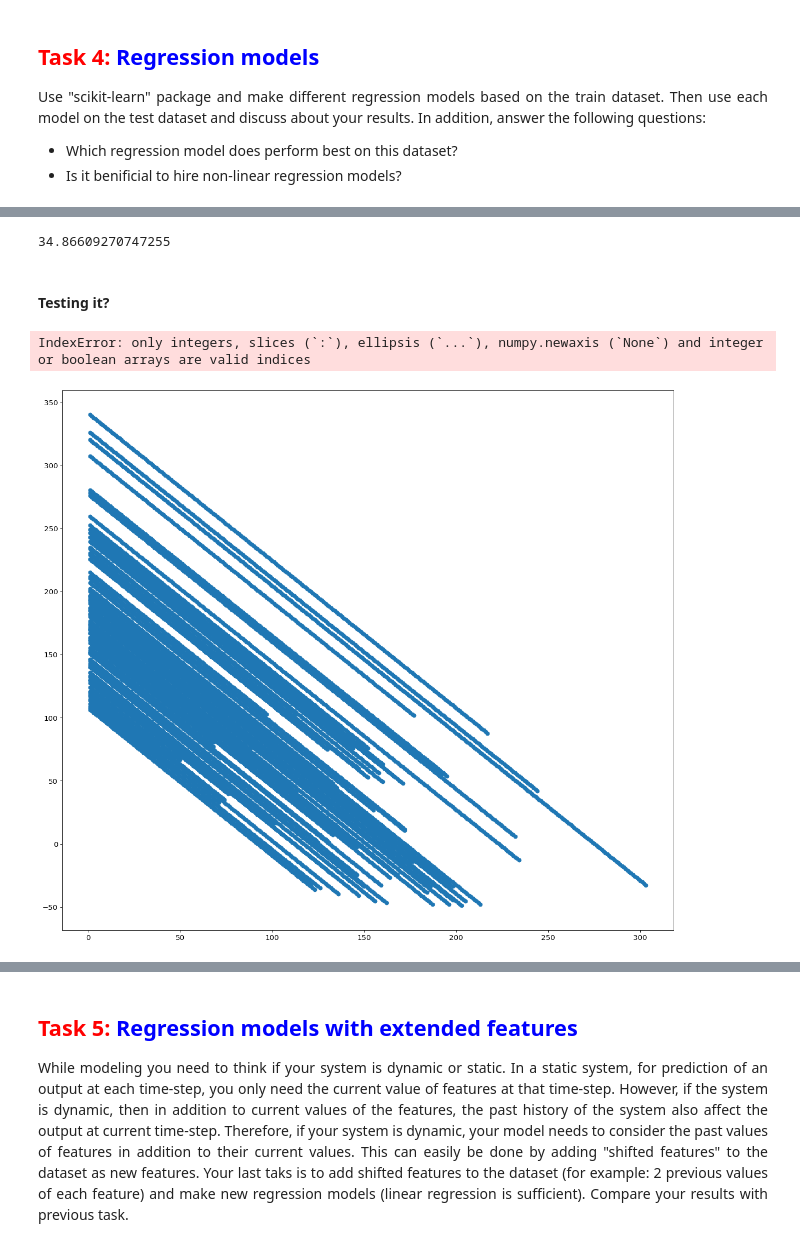
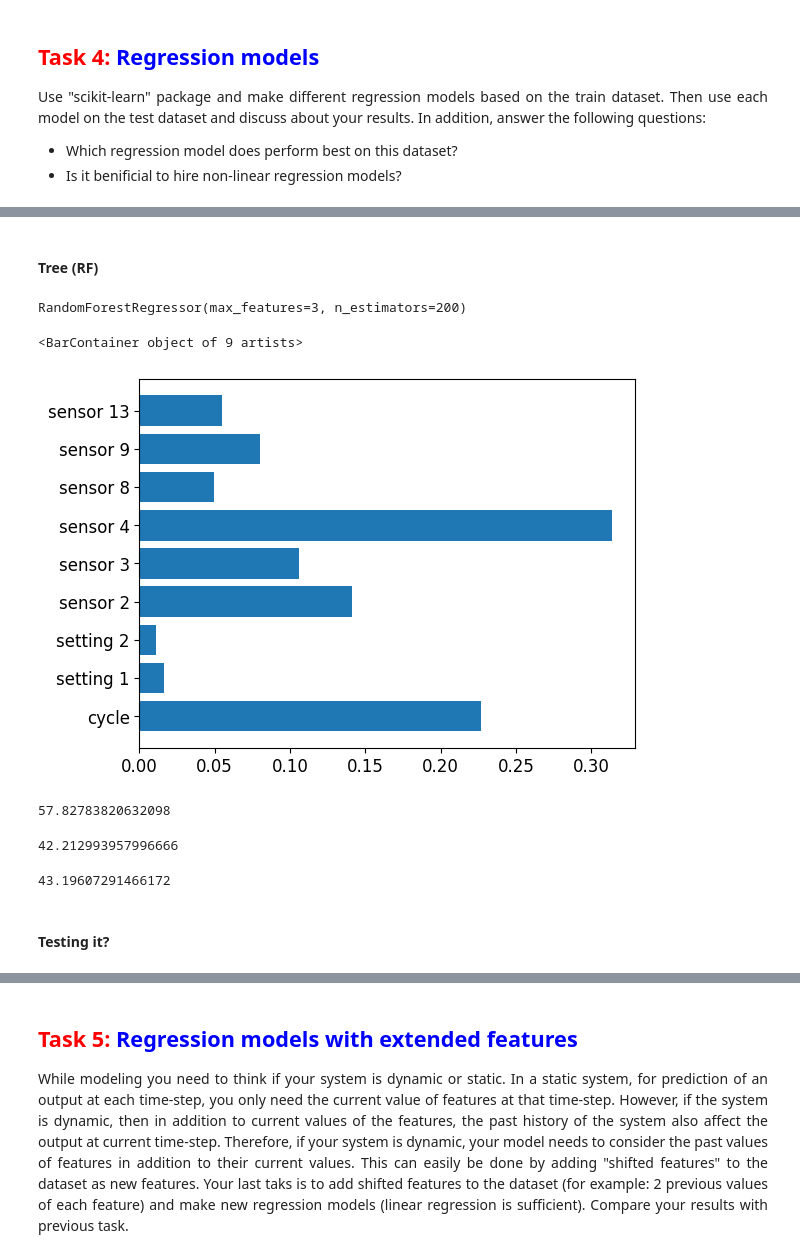
Before and after one commit to larsRikard/Machine-learning-and-sensor-technology, a Jupyter notebook: Assignment 2/Assignment 2 - NASA Turbofan Jet Engine dataset.ipynb, the cells around one changed output, grey strips where cells are left out. Drawn from its saved outputs; the diff is of its cells as text; code cells hidden in the pictures.

```diff
--- a/Assignment 2/Assignment 2 - NASA Turbofan Jet Engine dataset.ipynb
+++ b/Assignment 2/Assignment 2 - NASA Turbofan Jet Engine dataset.ipynb
@@ -320,23 +325,40 @@ fan_labels_test = fd_001_test["RUL"].copy()
+# %% [markdown]
+<h4>Tree (RF)</h4>
+# %%
+rf = RandomForestRegressor(200,max_features=fan_prepared.shape[1]//3)
+rf.fit(fan_prepared, fan_labels)
+# %% [output]
+RandomForestRegressor(max_features=3, n_estimators=200)
+# %%
+rf.feature_importances_
+plt.barh(clean_train.columns, rf.feature_importances_)
+# %% [output]
+<BarContainer object of 9 artists>
+[figure, added]
 # %%
-from sklearn.metrics import mean_squared_error
 fan_predictions = lin_reg.predict(fan_prepared_test)
-lin_mse = mean_squared_error(fan_labels_test, fan_predictions)
+fan_predictions = np.exp(fan_predictions)-1
+lin_mse = mean_squared_error(np.exp(fan_labels_test)-1, fan_predictions)
 lin_rmse = np.sqrt(lin_mse)
 lin_rmse
 # %% [output]
-34.86609270747255
+57.82783820632098
+# %%
+fan_predictions_rf = rf.predict(fan_prepared_test)
+fan_predictions_rf = np.exp(fan_predictions_rf)-1
+lin_mse = mean_squared_error(np.exp(fan_labels_test)-1, fan_predictions_rf)
+lin_rmse = np.sqrt(lin_mse)
+lin_rmse
+# %% [output]
+42.212993957996666
+# %%
+poly_features_test = poly.fit_transform(fan_prepared_test)
+fan_predictions_poly = poly_reg.predict(poly_features_test)
+fan_predictions_poly = np.exp(fan_predictions_poly)-1
+poly_mse = mean_squared_error(np.exp(fan_labels_test)-1, fan_predictions_poly)
+poly_rmse = np.sqrt(poly_mse)
+poly_rmse
+# %% [output]
+43.19607291466172
 # %% [markdown]
 <h4>Testing it?</h4>
-# %%
-fan_prepared_test["cycle"]
-# %% [output]
-IndexError: only integers, slices (`:`), ellipsis (`...`), numpy.newaxis (`None`) and integer or boolean arrays are valid indices
-# %%
-from matplotlib.pyplot import figure
-
-figure(figsize=(18, 16), dpi=80)
-plt.scatter(fd_001_test["cycle"], fan_predictions, label="predictions")
-#plt.scatter(fd_001_test["cycle"], fd_001_test["RUL"], label="test_set")
-plt.show()
-# %% [output]
-[figure, removed]
```
Also changed, not shown: parts of 20 cells of this notebook, 7 other files.
